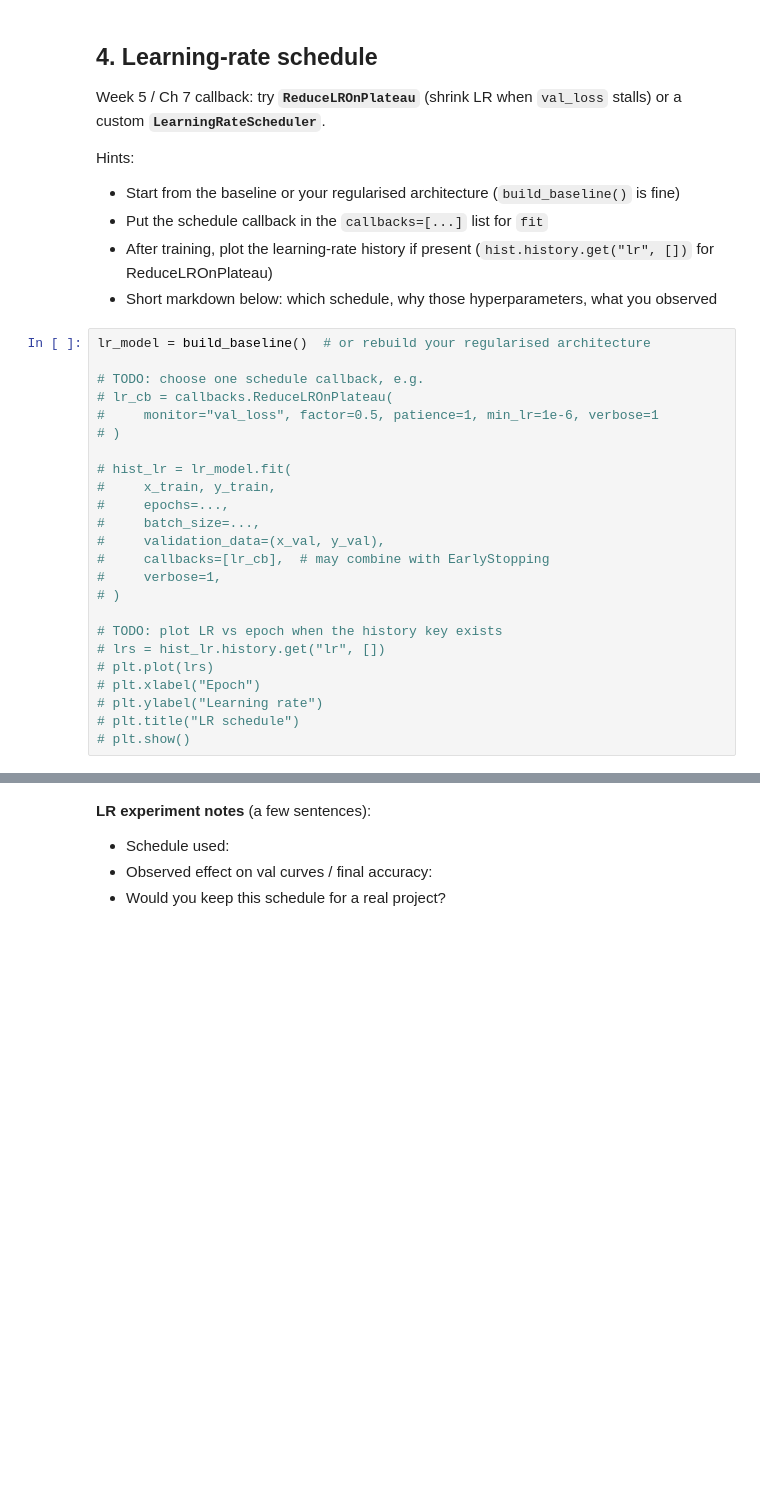
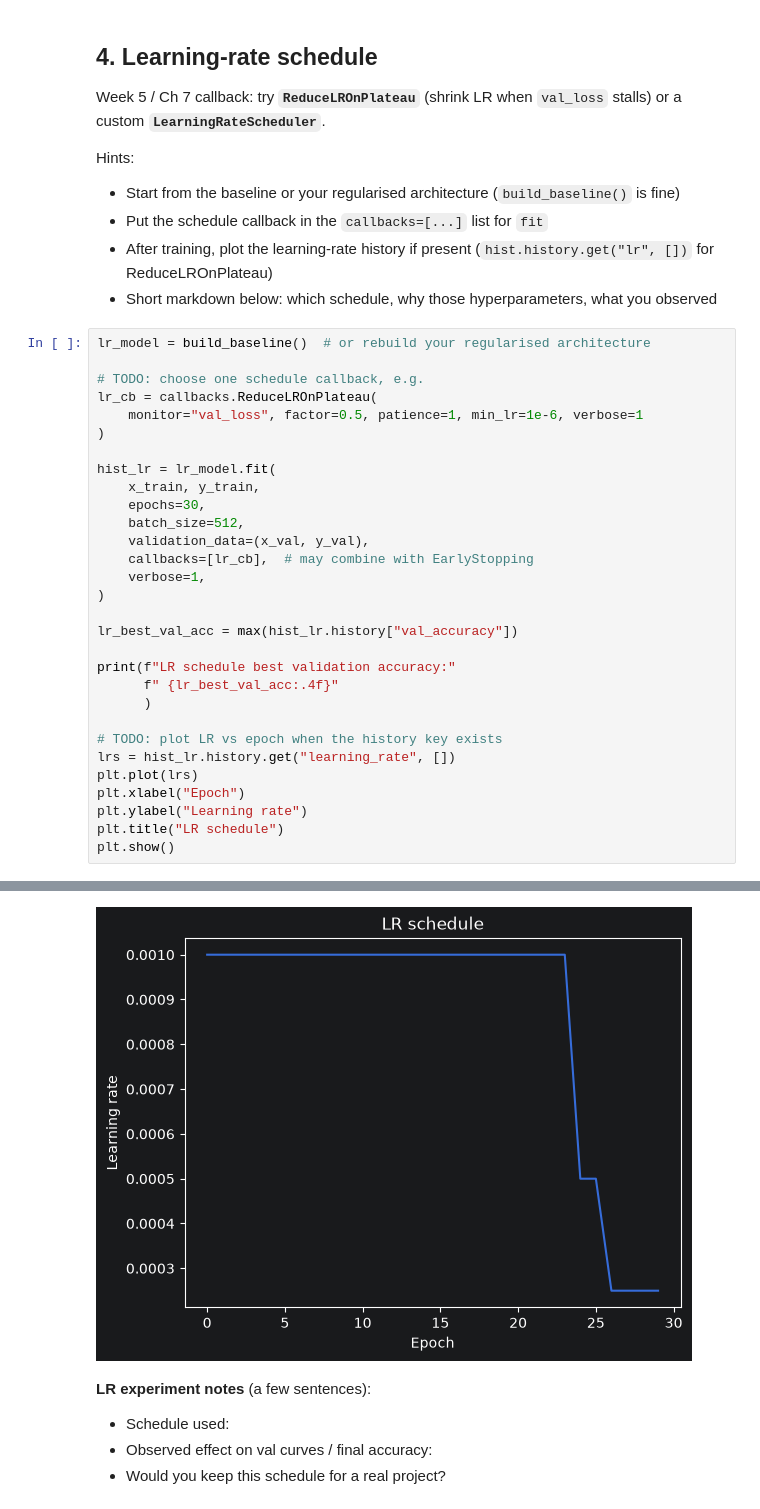
Before and after one commit to Frank-Ping/DATAX504-Yuanhao, a Jupyter notebook: a3_regularisation.ipynb, the cells around one changed output, grey strips where cells are left out. Saved outputs shown, nothing was run; the diff lists cells and outputs as text; blank space fills up the shorter version.

Commit message:
A3: add learning-rate schedule experiment Train a baseline model for 30 epochs

```diff
--- a/a3_regularisation.ipynb
+++ b/a3_regularisation.ipynb
@@ -277,23 +277,30 @@ Hints:
 lr_model = build_baseline()  # or rebuild your regularised architecture
 
 # TODO: choose one schedule callback, e.g.
-# lr_cb = callbacks.ReduceLROnPlateau(
-#     monitor="val_loss", factor=0.5, patience=1, min_lr=1e-6, verbose=1
-# )
+lr_cb = callbacks.ReduceLROnPlateau(
+    monitor="val_loss", factor=0.5, patience=1, min_lr=1e-6, verbose=1
+)
 
-# hist_lr = lr_model.fit(
-#     x_train, y_train,
-#     epochs=...,
-#     batch_size=...,
-#     validation_data=(x_val, y_val),
-#     callbacks=[lr_cb],  # may combine with EarlyStopping
-#     verbose=1,
-# )
+hist_lr = lr_model.fit(
+    x_train, y_train,
+    epochs=30,
+    batch_size=512,
+    validation_data=(x_val, y_val),
+    callbacks=[lr_cb],  # may combine with EarlyStopping
+    verbose=1,
+)
+
+lr_best_val_acc = max(hist_lr.history["val_accuracy"])
+
+print(f"LR schedule best validation accuracy:"
+      f" {lr_best_val_acc:.4f}"
+      )
 
 # TODO: plot LR vs epoch when the history key exists
-# lrs = hist_lr.history.get("lr", [])
-# plt.plot(lrs)
-# plt.xlabel("Epoch")
-# plt.ylabel("Learning rate")
-# plt.title("LR schedule")
-# plt.show()
+lrs = hist_lr.history.get("learning_rate", [])
+plt.plot(lrs)
+plt.xlabel("Epoch")
+plt.ylabel("Learning rate")
+plt.title("LR schedule")
+plt.show()
+# %% [output]
@@ -300,3 +324,4 @@ lr_model = build_baseline()  # or rebuild your regularised architecture
+[figure, added]
 # %% [markdown]
 **LR experiment notes** (a few sentences):
 
```
Also changed, not shown: parts of 1 cell of this notebook.
